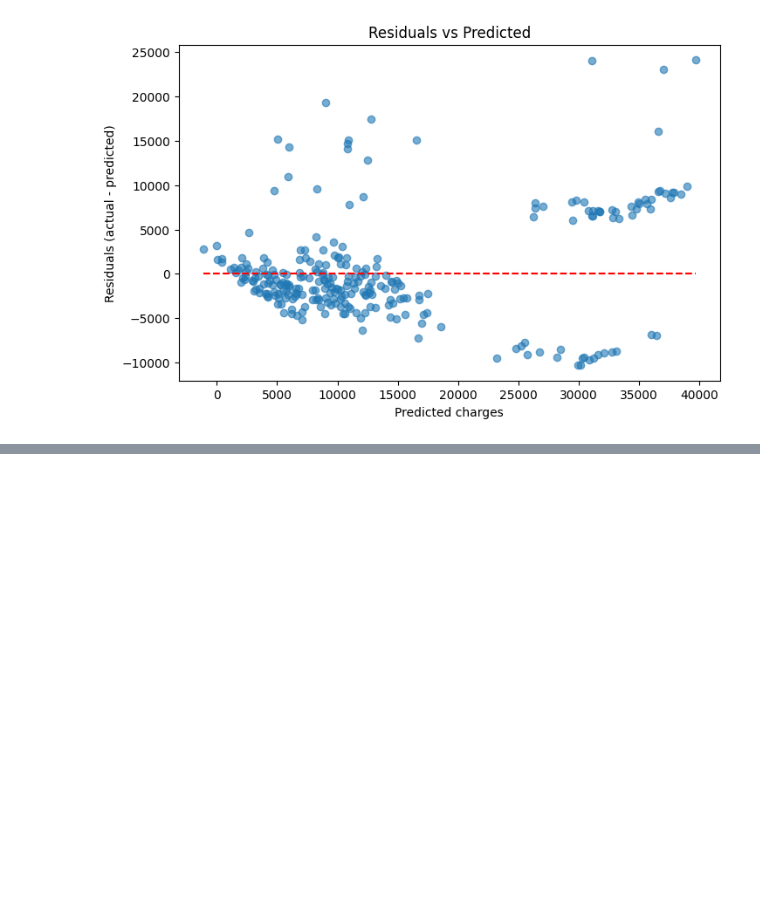
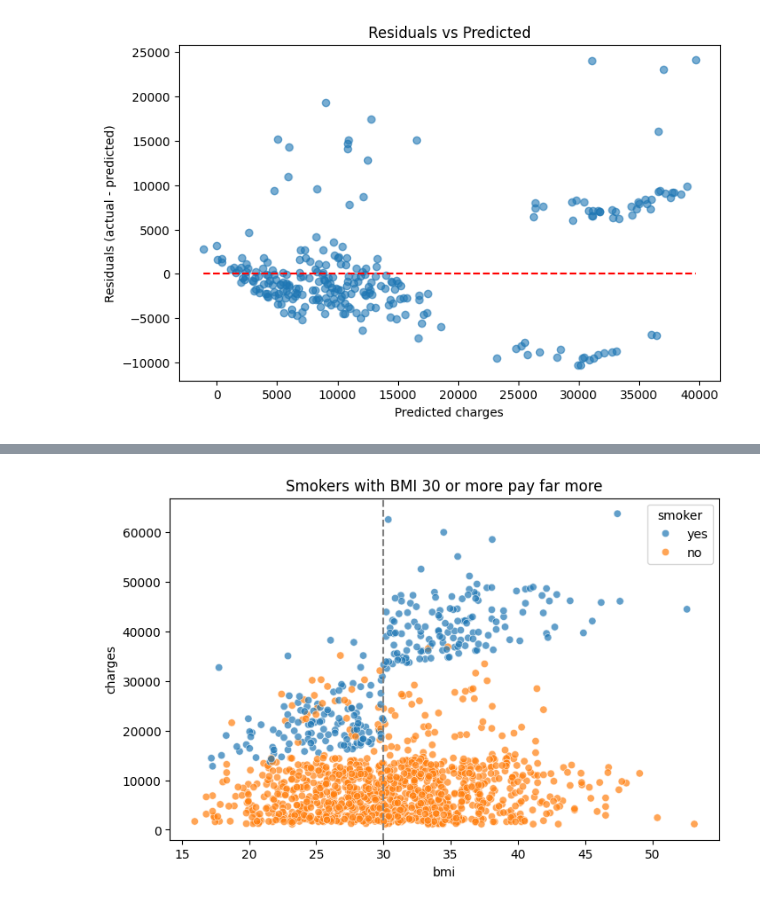
Before and after one commit to krishhj/Medical_Cost_Prediction, a Jupyter notebook: model_training.ipynb, the cells around one changed output, grey strips where cells are left out. Drawn from its saved outputs; the diff is of its cells as text; code cells hidden in the pictures; blank space fills up the shorter version.

```diff
--- a/model_training.ipynb
+++ b/model_training.ipynb
@@ -173,0 +202,9 @@ plt.show()
+# %%
+plt.figure(figsize=(8,5))
+sns.scatterplot(data=df.assign(smoker=df["smoker_yes"].map({0: "no", 1: "yes"})),
+                x="bmi", y="charges", hue="smoker", alpha=0.7)
+plt.axvline(30, color="grey", linestyle="--")
+plt.title("Smokers with BMI 30 or more pay far more")
+plt.show()
+# %% [output]
+[figure, added]
```
Also changed, not shown: parts of 22 cells of this notebook, 2 other files.
